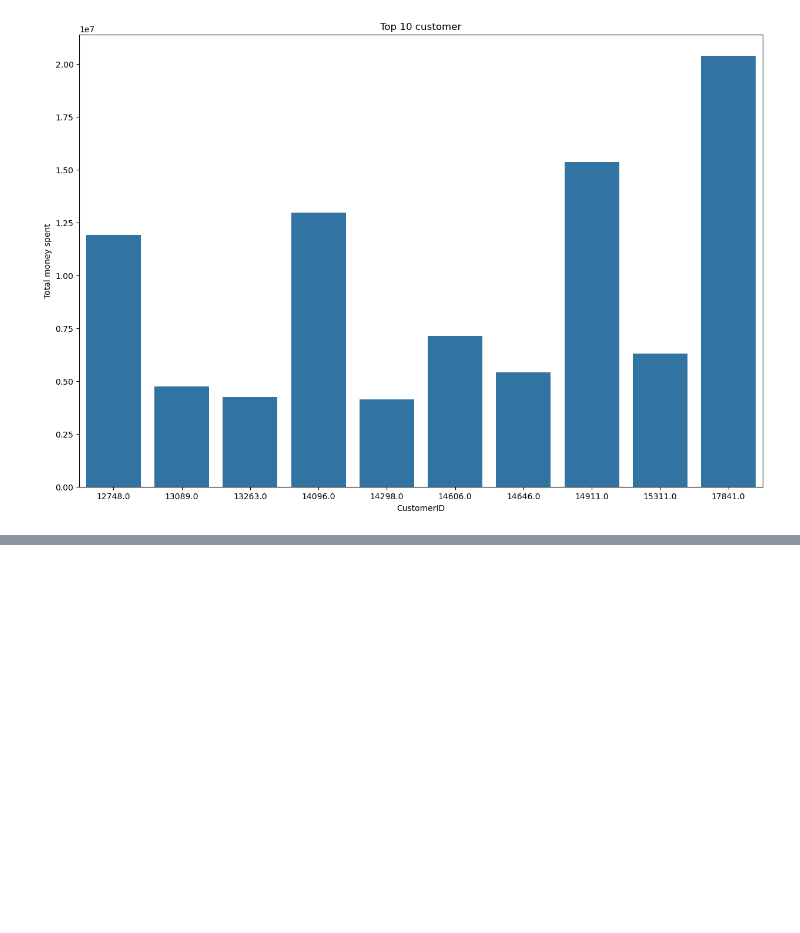
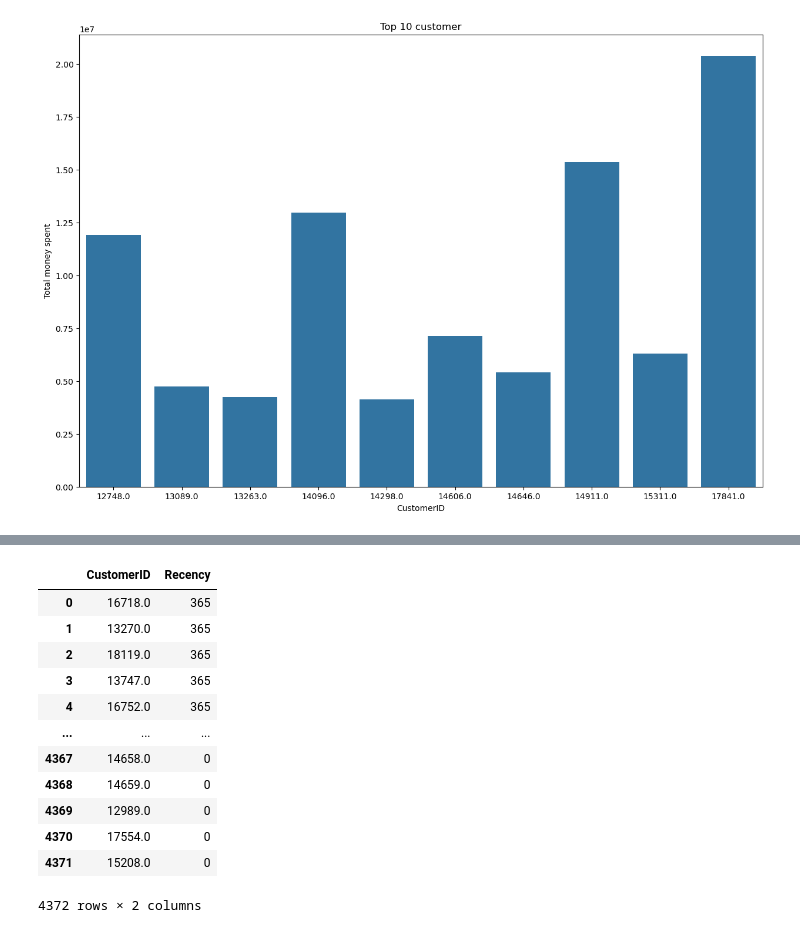
Before and after one commit to DaVinciAyo/Cohort-ecom, a Jupyter notebook: notebooks/ecom.ipynb, the cells around one changed output, grey strips where cells are left out. Saved outputs shown, nothing was run; the diff lists cells and outputs as text; code cells hidden in the pictures; blank space fills up the shorter version.

```diff
--- a/notebooks/ecom.ipynb
+++ b/notebooks/ecom.ipynb
@@ -383,0 +440,17 @@ plt.show()
+# %%
+updatedrecency_time = recency_time[['CustomerID','Recency']].reset_index(drop=True)
+updatedrecency_time
+# %% [output]
+|  | CustomerID | Recency |
+| 0 | 16718.0 | 365 |
+| 1 | 13270.0 | 365 |
+| 2 | 18119.0 | 365 |
+| 3 | 13747.0 | 365 |
+| 4 | 16752.0 | 365 |
+| ... | ... | ... |
+| 4367 | 14658.0 | 0 |
+| 4368 | 14659.0 | 0 |
+| 4369 | 12989.0 | 0 |
+| 4370 | 17554.0 | 0 |
+| 4371 | 15208.0 | 0 |
+4372 rows × 2 columns
```
Also changed, not shown: parts of 17 cells of this notebook.
